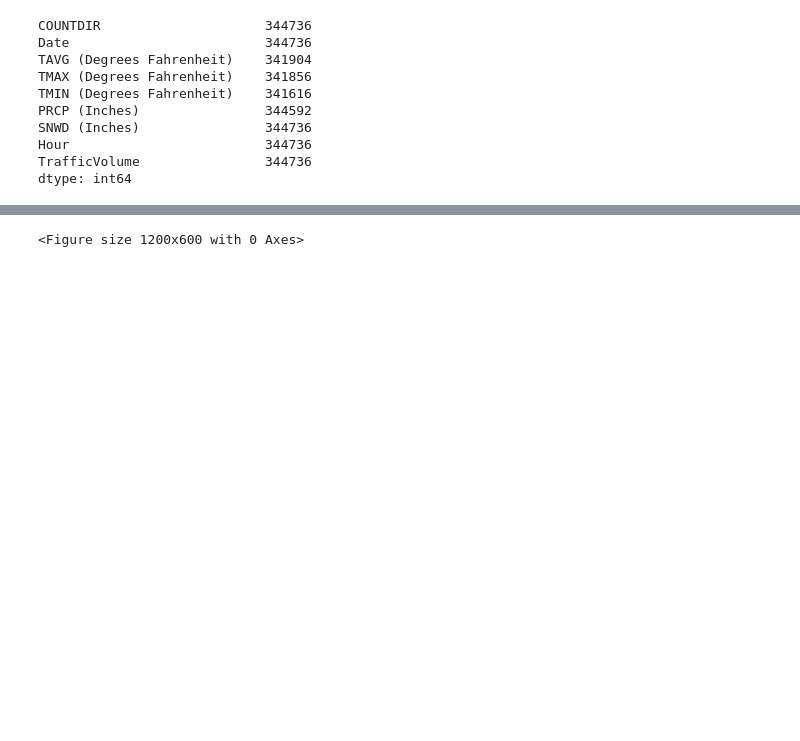
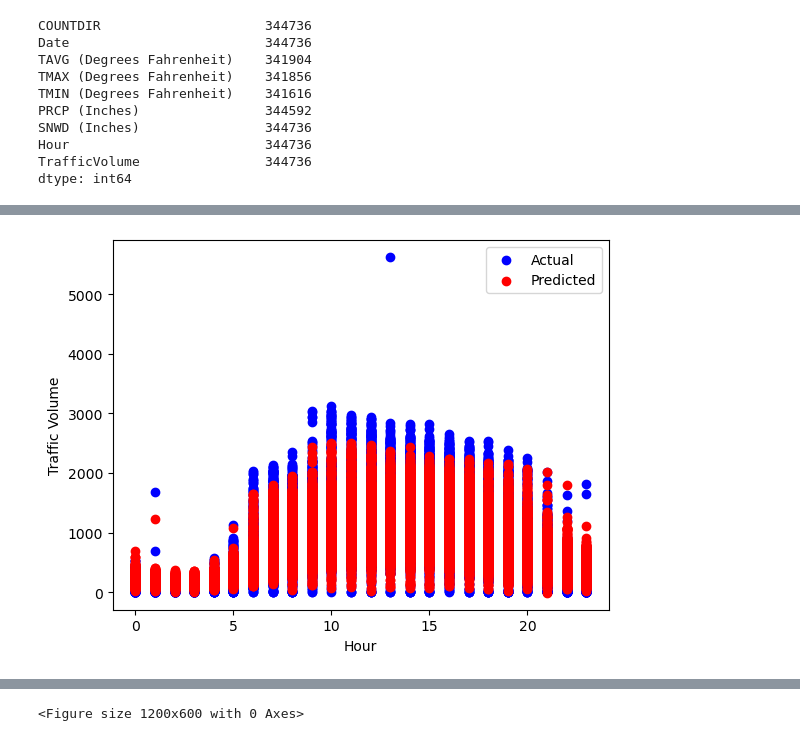
Before and after one commit to stevo2012/i70proj, a Jupyter notebook: i70data.ipynb, the cells around one changed output, grey strips where cells are left out. Saved outputs shown, nothing was run; the diff lists cells and outputs as text; code cells hidden in the pictures; blank space fills up the shorter version.

Commit message:
Added my attempts at linear regression

```diff
--- a/i70data.ipynb
+++ b/i70data.ipynb
@@ -318,8 +318,10 @@ melted_df[columns_to_impute] = imputed_df
 # Verify there are no missing values
 print(melted_df.isnull().sum())
 
-# Save the updated dataset
-melted_df.to_csv('melted_df_imputed.csv', index=False)
+
+melted_df.rename(columns={'TrafficVolume':'TrafficVolume (per hour)'}, inplace=True)
+
+
 print(melted_df.dtypes)
 # %% [output]
 144
@@ -357,6 +344,13 @@ dtype: object
 # %%
-melted_df['Month'] = pd.to_datetime(melted_df['Date'].dt.month)
+melted_df['Month'] = pd.to_datetime(melted_df['Date']).dt.month
+
+melted_df['DayOfWeek'] = pd.to_datetime(melted_df['Date']).dt.dayofweek
+
+
 melted_df['Hour'] = melted_df['Hour'].astype(str).str.replace('HOUR','',regex=False).astype(int)
+
+# Save the updated dataset
+melted_df.to_csv('melted_df_imputed.csv', index=False)
 print(melted_df.head())
 # %% [output]
   COUNTDIR       Date  TAVG (Degrees Fahrenheit)  TMAX (Degrees Fahrenheit)  \
@@ -381,0 +384,81 @@ print(melted_df.head())
+# %%
+from sklearn.model_selection import train_test_split
+from sklearn.linear_model import LinearRegression
+from sklearn.preprocessing import OneHotEncoder, StandardScaler
+from sklearn.metrics import mean_squared_error, r2_score
+from statsmodels.stats.outliers_influence import variance_inflation_factor
+import pandas as pd
+import matplotlib.pyplot as plt
+import holidays
+
+# Create new features
+melted_df['IsWeekend'] = melted_df['DayOfWeek'].isin([4, 5, 6]).astype(int)
+us_holidays = holidays.US()
+melted_df['IsHoliday'] = melted_df['Date'].apply(lambda x: x in us_holidays).astype(int)
+melted_df['PrevHourTraffic'] = melted_df['TrafficVolume (per hour)'].shift(1).fillna(0)
+
+# Define initial features
+features = ['Hour', 'Month', 'DayOfWeek', 'TAVG (Degrees Fahrenheit)', 'PRCP (Inches)', 'IsHoliday', 'PrevHourTraffic']
+X = melted_df[features]
+y = melted_df['TrafficVolume (per hour)']
+
+# One-hot encode DayOfWeek
+encoder = OneHotEncoder(sparse=False)
+day_encoded = encoder.fit_transform(melted_df[['DayOfWeek']])
+day_encoded_df = pd.DataFrame(day_encoded, columns=encoder.get_feature_names_out(['DayOfWeek']), index=melted_df.index)
+X = pd.concat([X.drop(columns='DayOfWeek'), day_encoded_df], axis=1)
+
+# Create interaction terms for Hour and DayOfWeek
+for day in day_encoded_df.columns:
+    X[f'Hour_{day}'] = X['Hour'] * X[day]
+
+# Split data
+X_train, X_test, y_train, y_test = train_test_split(X, y, test_size=0.2, random_state=42)
+
+# Save unscaled X_test for visualization
+X_test_unscaled = X_test.copy()
+# Drop Hour to reduce multicollinearity
+X = X.drop(columns=['Hour'])
+
+# Scale numeric features
+scaler = StandardScaler()
+X_train_scaled = scaler.fit_transform(X_train)
+X_test_scaled = scaler.transform(X_test)
+
+# Train the model
+model = LinearRegression()
+model.fit(X_train_scaled, y_train)
+
+# Get coefficients and intercept
+print("Coefficients:", model.coef_)
+print("Intercept:", model.intercept_)
+
+# Predict on test data
+y_pred = model.predict(X_test_scaled)
+
+# Evaluate performance
+mse = mean_squared_error(y_test, y_pred)
+r2 = r2_score(y_test, y_pred)
+
+print("Mean Squared Error:", mse)
+print("R-squared:", r2)
+
+# Visualize predictions vs actual
+plt.scatter(X_test_unscaled['Hour'], y_test, color='blue', label='Actual')
+plt.scatter(X_test_unscaled['Hour'], y_pred, color='red', label='Predicted')
+plt.xlabel('Hour')
+plt.ylabel('Traffic Volume')
+plt.legend()
+plt.show()
+
+# Calculate VIF
+vif_data = pd.DataFrame()
+vif_data['Feature'] = X.columns
+vif_data['VIF'] = [variance_inflation_factor(X.values, i) for i in range(X.shape[1])]
+
+print(vif_data)
+
+
+print("Number of features in X:", len(X.columns))
+print("Number of coefficients in model:", len(model.coef_))
+# %% [output]
@@ -381,0 +479 @@ print(melted_df.head())
+[figure, added]
```
Also changed, not shown: parts of 25 cells of this notebook, 1 other file.
